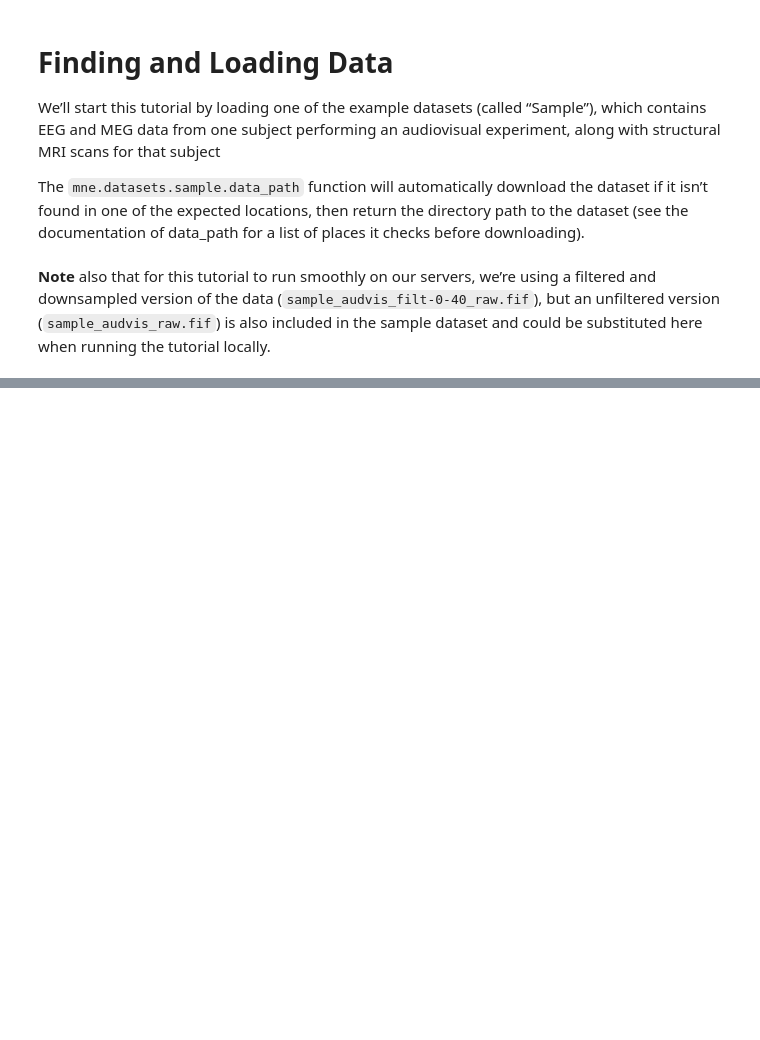
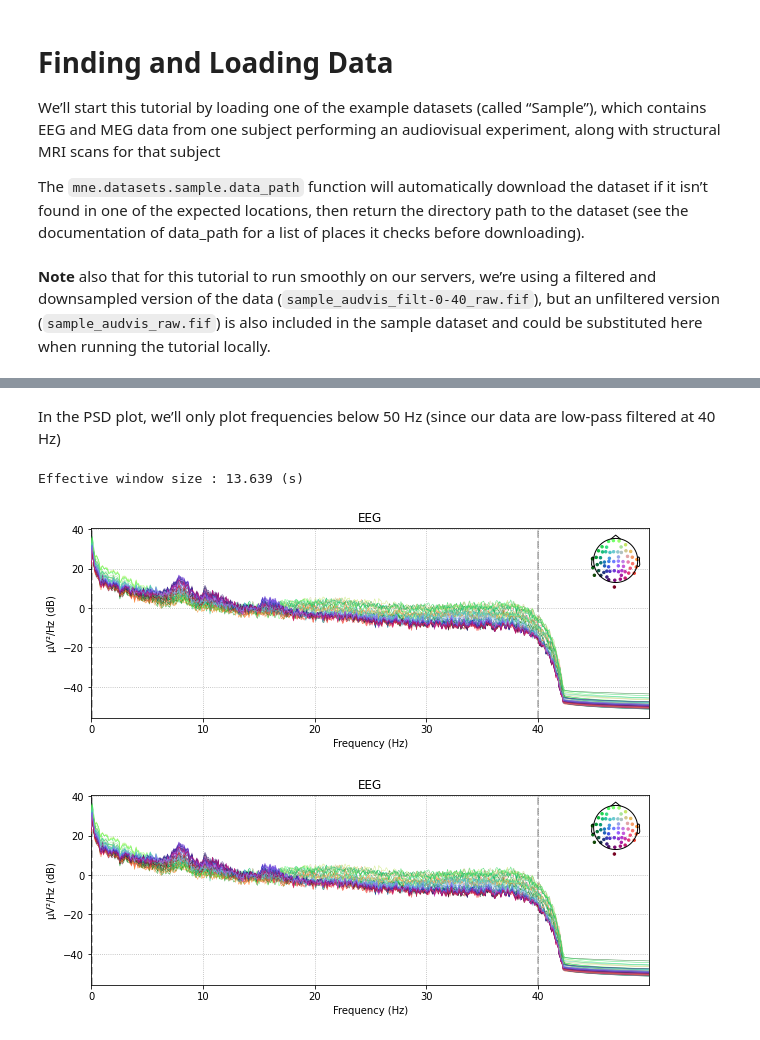
Before and after one commit to HamidMandi/MNE, a Jupyter notebook: Overview_of_MEG_EEG_analysis_with_MNE_Python.ipynb, the cells around one changed output, grey strips where cells are left out. Cells and saved outputs as stored; diff of their text form; code cells hidden in the pictures; blank space fills up the shorter version.

```diff
--- a/Overview_of_MEG_EEG_analysis_with_MNE_Python.ipynb
+++ b/Overview_of_MEG_EEG_analysis_with_MNE_Python.ipynb
@@ -40,12 +42,12 @@ The `mne.datasets.sample.data_path` function will automatically download the dat
 # %%
 sample_data_folder = mne.datasets.sample.data_path()
 
-# #sample_data_raw_file = os.path.join(sample_data_folder, 'MEG', 'sample',
+# #sample_data_raw_file = os.path.join(sample_data_folder, 'MEG', 'sample',      #Unfiltered Data
 #                                     'sample_audvis_raw.fif')
 
-sample_data_raw_file = os.path.join(sample_data_folder, 'MEG', 'sample',
+sample_data_raw_file = os.path.join(sample_data_folder, 'MEG', 'sample',         #Filtered and downsampled version of Data
                                     'sample_audvis_filt-0-40_raw.fif')
-raw = mne.io.read_raw_fif(sample_data_raw_file)
+raw = mne.io.read_raw_fif(sample_data_raw_file, preload=True)                     #`preload=True` loads the data
 # %% [output]
 Using default location ~/mne_data for sample...
 Creating ~/mne_data
@@ -67,0 +98,4 @@ Ready.
+# %%
+eeg_eog = raw.copy().pick_types(meg=False, eeg=True, eog=True)
+print(eeg_eog)
+print(eeg_eog.info)
@@ -67,0 +141,9 @@ Ready.
+# %% [markdown]
+In the PSD plot, we’ll only plot frequencies below 50 Hz (since our data are low-pass filtered at 40 Hz)
+# %%
+%matplotlib inline
+eeg_eog.plot_psd(fmax=50)
+# %% [output]
+Effective window size : 13.639 (s)
+[figure, added]
+[figure, added]
```
Also changed, not shown: parts of 32 cells of this notebook.
